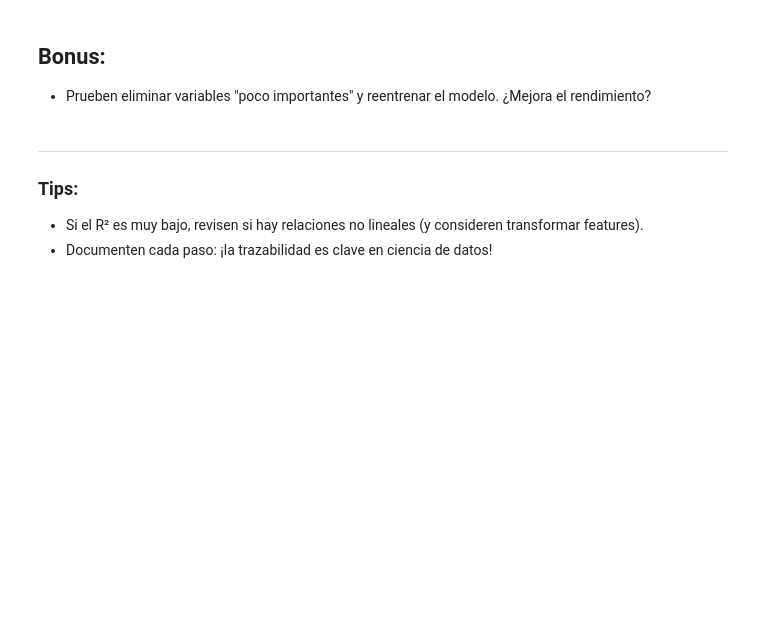
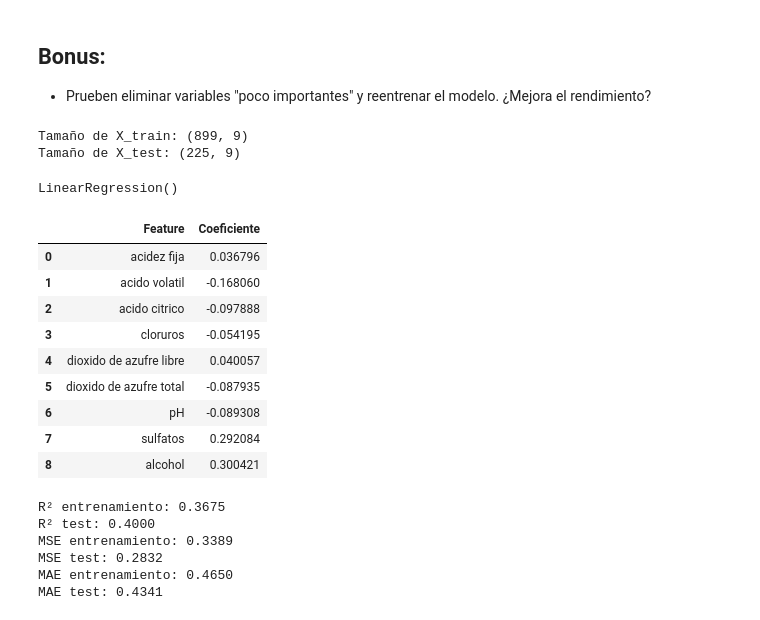
Before and after one commit to Bustagar/APRENDIZAJE-AUTOMATICO-1, a Jupyter notebook: TP1_AA1_regresion_lineal_(Resuelto).ipynb, the cells around one changed output. Cells and saved outputs as stored; diff of their text form; code cells hidden in the pictures; blank space fills up the shorter version.

```diff
--- a/TP1_AA1_regresion_lineal_(Resuelto).ipynb
+++ b/TP1_AA1_regresion_lineal_(Resuelto).ipynb
@@ -298,10 +490,76 @@ Se utiliza Z-Score para estandarizar las columnas y tengan todas las misma medic
 
 ## **Bonus**:
 - Prueben eliminar variables "poco importantes" y reentrenar el modelo. ¿Mejora el rendimiento?
-# %% [markdown]
-
----
-
-### **Tips**:
-- Si el R² es muy bajo, revisen si hay relaciones no lineales (y consideren transformar features).
-- Documenten cada paso: ¡la trazabilidad es clave en ciencia de datos!
+# %%
+# Definir las características eliminando "azucar residual" y "densidad"
+X = df_filtrado.drop(columns=["azucar residual", "densidad", "calidad"])  # Features
+y = df_filtrado["calidad"]  # Target
+
+# Separar en datos de entrenamiento y prueba (80% entrenamiento, 20% prueba)
+X_train2, X_test2, y_train2, y_test2 = train_test_split(X, y, test_size=0.2, random_state=42)
+
+# Ver el tamaño de los conjuntos
+print("Tamaño de X_train:", X_train2.shape)
+print("Tamaño de X_test:", X_test2.shape)
+# %% [output]
+Tamaño de X_train: (899, 9)
+Tamaño de X_test: (225, 9)
+# %%
+# Creamos un objeto de la clase LinearRegression
+reg_mul2 = linear_model.LinearRegression()
+
+# Entrenamos el modelo pasandole las variables independientes y dependiente
+reg_mul2.fit(X_train2, y_train2)
+# %% [output]
+LinearRegression()
+# %%
+# Obtener coeficientes del modelo entrenado
+coeficientes = reg_mul2.coef_
+
+# Crear un DataFrame con los nombres de las características y sus coeficientes
+df_coef2 = pd.DataFrame({"Feature": X_train.columns, "Coeficiente": coeficientes})
+
+# Mostrar el DataFrame con los coeficientes
+df_coef2
+# %% [output]
+|  | Feature | Coeficiente |
+| 0 | acidez fija | 0.036796 |
+| 1 | acido volatil | -0.168060 |
+| 2 | acido citrico | -0.097888 |
+| 3 | cloruros | -0.054195 |
+| 4 | dioxido de azufre libre | 0.040057 |
+| 5 | dioxido de azufre total | -0.087935 |
+| 6 | pH | -0.089308 |
+| 7 | sulfatos | 0.292084 |
+| 8 | alcohol | 0.300421 |
+# %%
+# Predicciones en el set de entrenamiento y prueba
+y_train_pred = reg_mul2.predict(X_train2)
+y_test_pred = reg_mul2.predict(X_test2)
+
+# Cálculo de R²
+r2_train = r2_score(y_train2, y_train_pred)
+r2_test = r2_score(y_test2, y_test_pred)
+
+# Cálculo de MSE (Error cuadrático medio)
+mse_train = mean_squared_error(y_train2, y_train_pred)
+mse_test = mean_squared_error(y_test2, y_test_pred)
+
+# Cálculo de MAE (Error absoluto medio)
+mae_train = mean_absolute_error(y_train2, y_train_pred)
+mae_test = mean_absolute_error(y_test2, y_test_pred)
+
+# Mostrar resultados
+print(f"R² entrenamiento: {r2_train:.4f}")
+print(f"R² test: {r2_test:.4f}")
+print(f"MSE entrenamiento: {mse_train:.4f}")
+print(f"MSE test: {mse_test:.4f}")
+print(f"MAE entrenamiento: {mae_train:.4f}")
+print(f"MAE test: {mae_test:.4f}")
+# %% [output]
+R² entrenamiento: 0.3675
+R² test: 0.4000
+MSE entrenamiento: 0.3389
+MSE test: 0.2832
+MAE entrenamiento: 0.4650
+MAE test: 0.4341
```
Also changed, not shown: parts of 34 cells of this notebook.
